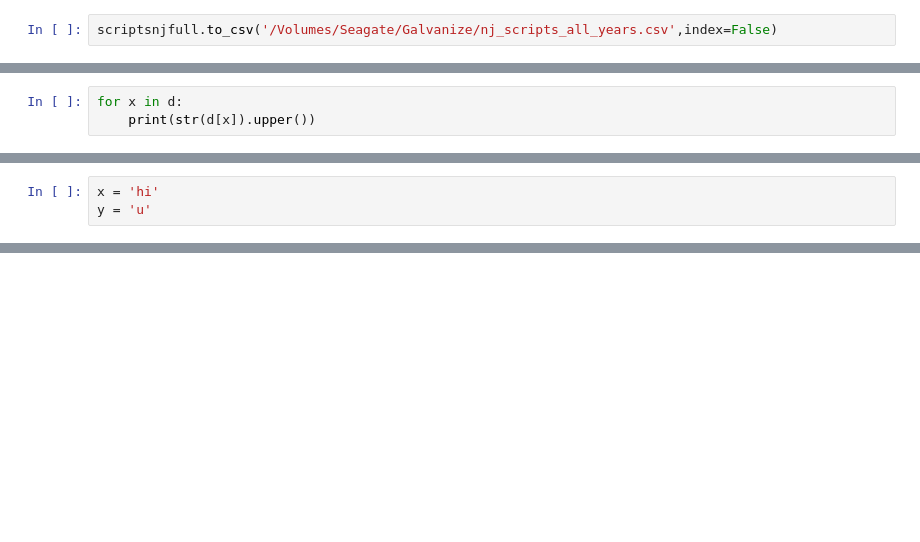
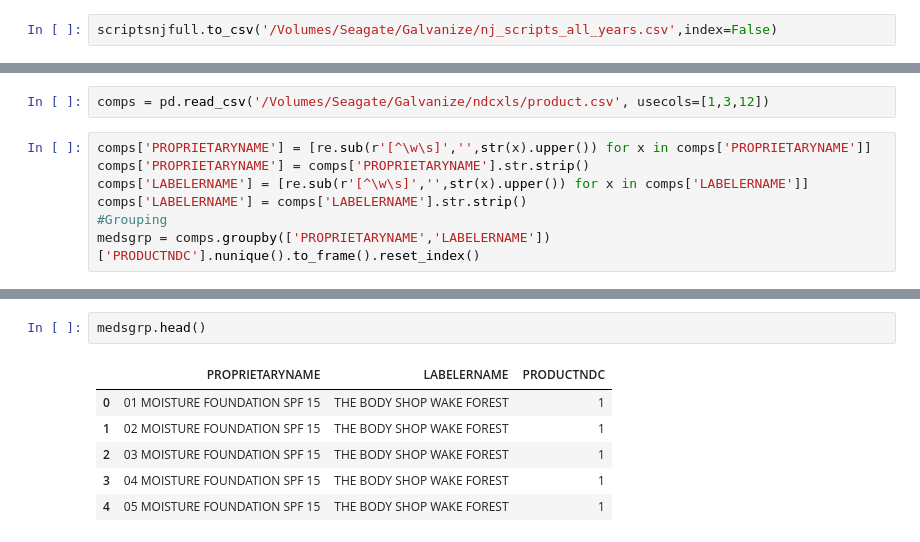
Before and after one commit to kunals95/Capstone, a Jupyter notebook: Capstone_Scrap.ipynb, the cells around one changed output, grey strips where cells are left out. Saved outputs shown, nothing was run; the diff lists cells and outputs as text; blank space fills up the shorter version.

```diff
--- a/Capstone_Scrap.ipynb
+++ b/Capstone_Scrap.ipynb
@@ -1090,3 +371,0 @@ x
-# %%
-for x in d:
-    print(str(d[x]).upper())
@@ -1116,3 +371,0 @@ TypeError: unsupported operand type(s) for /: 'list' and 'int'
-# %%
-x = 'hi'
-y = 'u'
@@ -1163,0 +412,9 @@ scriptsnjfull[scriptsnjfull['ln']=='KABNICK']
+# %%
+comps = pd.read_csv('/Volumes/Seagate/Galvanize/ndcxls/product.csv', usecols=[1,3,12])
+# %%
+comps['PROPRIETARYNAME'] = [re.sub(r'[^\w\s]','',str(x).upper()) for x in comps['PROPRIETARYNAME']]
+comps['PROPRIETARYNAME'] = comps['PROPRIETARYNAME'].str.strip()
+comps['LABELERNAME'] = [re.sub(r'[^\w\s]','',str(x).upper()) for x in comps['LABELERNAME']]
+comps['LABELERNAME'] = comps['LABELERNAME'].str.strip()
+#Grouping
+medsgrp = comps.groupby(['PROPRIETARYNAME','LABELERNAME'])['PRODUCTNDC'].nunique().to_frame().reset_index()
@@ -1163,0 +450,9 @@ scriptsnjfull[scriptsnjfull['ln']=='KABNICK']
+# %%
+medsgrp.head()
+# %% [output]
+|  | PROPRIETARYNAME | LABELERNAME | PRODUCTNDC |
+| 0 | 01 MOISTURE FOUNDATION SPF 15 | THE BODY SHOP WAKE FOREST | 1 |
+| 1 | 02 MOISTURE FOUNDATION SPF 15 | THE BODY SHOP WAKE FOREST | 1 |
+| 2 | 03 MOISTURE FOUNDATION SPF 15 | THE BODY SHOP WAKE FOREST | 1 |
+| 3 | 04 MOISTURE FOUNDATION SPF 15 | THE BODY SHOP WAKE FOREST | 1 |
+| 4 | 05 MOISTURE FOUNDATION SPF 15 | THE BODY SHOP WAKE FOREST | 1 |
```
Also changed, not shown: parts of 240 cells of this notebook, 24 other files.
